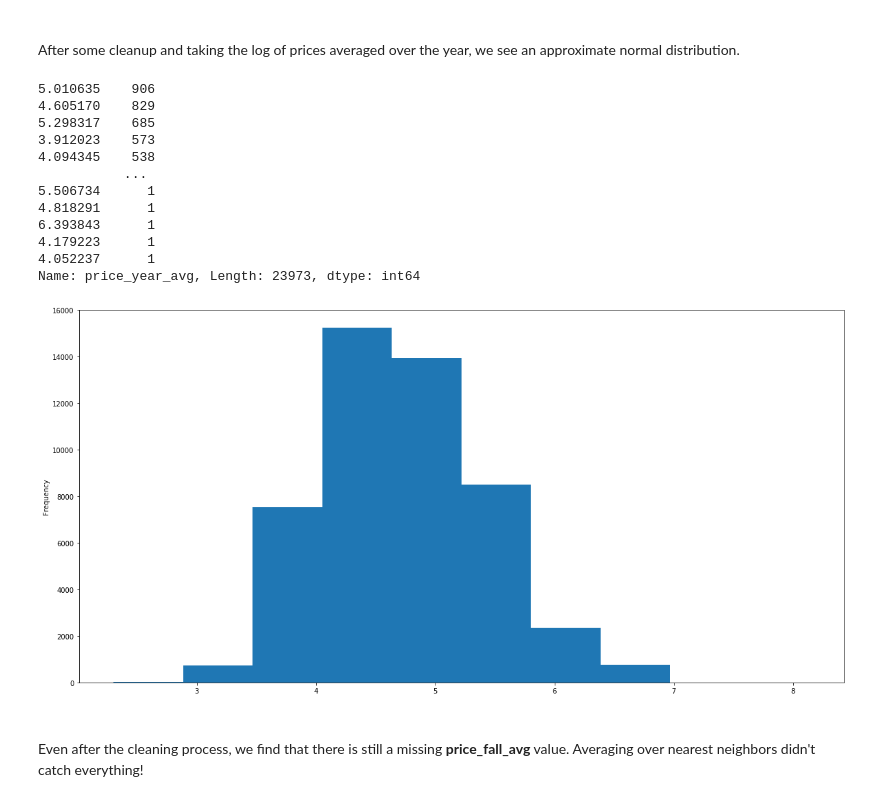
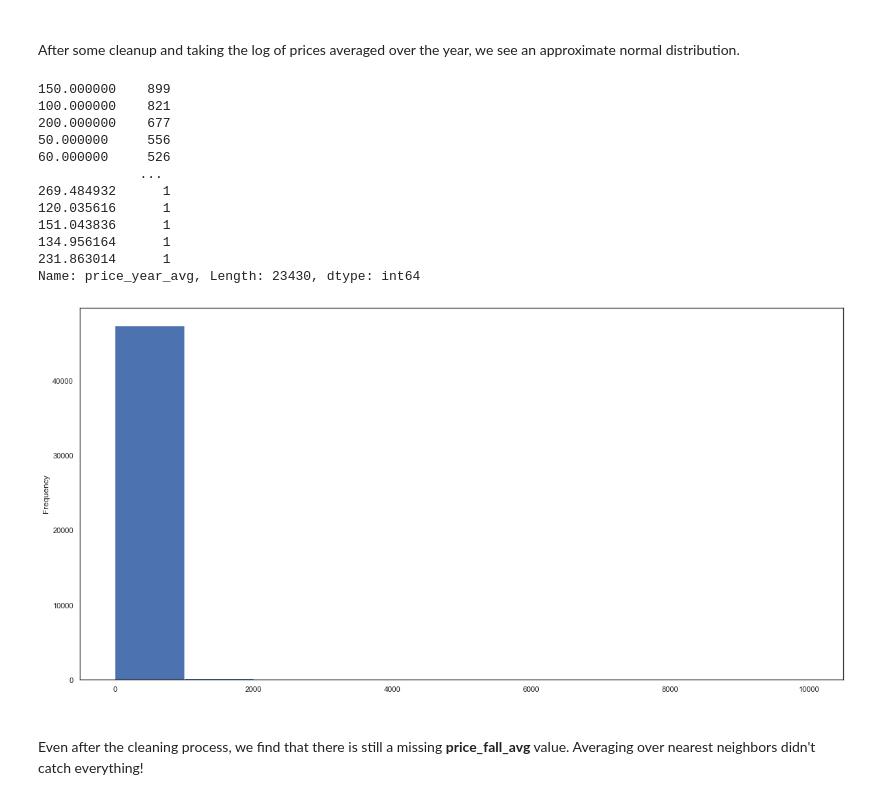
Before and after one commit to bruceplai/ml-capstone, a Jupyter notebook: airbnb.ipynb, the cells around one changed output. Drawn from its saved outputs; the diff is of its cells as text; code cells hidden in the pictures.

```diff
--- a/airbnb.ipynb
+++ b/airbnb.ipynb
@@ -71,7 +71,7 @@ listings_clean = listings_df.drop(['listing_url', 'scrape_id', 'last_scraped', '
     'review_scores_cleanliness', 'review_scores_checkin', 'review_scores_location', 'cancellation_policy', \
     'require_guest_profile_picture', 'require_guest_phone_verification', 'calculated_host_listings_count', \
     'calculated_host_listings_count_entire_homes', 'calculated_host_listings_count_private_rooms', \
-    'calculated_host_listings_count_shared_rooms', 'reviews_per_month', 'cleaning_fee', 'extra_people', \
+    'calculated_host_listings_count_shared_rooms', 'cleaning_fee', 'extra_people', \
     'number_of_reviews', 'review_scores_rating', 'square_feet', 'property_type', 'minimum_nights_avg_ntm', \
     'maximum_nights_avg_ntm', 'price', 'minimum_nights', 'maximum_nights', 'availability_30', \
     'availability_60', 'availability_90', 'availability_365'], axis=1)
@@ -653,16 +701,16 @@ memory usage: 9.6 MB
 
 <p>Let's drop any entry that averages over 30 minimum nights.</p>
 # %%
-calendar_averages = calendar_averages.loc[
-    (calendar_averages.min_nights_year_avg <= 30) &
-    (calendar_averages.min_nights_winter_avg <= 30) &
-    (calendar_averages.min_nights_spring_avg <= 30) &
-    (calendar_averages.min_nights_summer_avg <= 30) &
-    (calendar_averages.min_nights_fall_avg <= 30) &
-    (calendar_averages.min_nights_jan_avg <= 30) &
-    (calendar_averages.min_nights_jun_avg <= 30) &
-    (calendar_averages.min_nights_dec_avg <= 30)
-]
+# calendar_averages = calendar_averages.loc[
+#     (calendar_averages.min_nights_year_avg <= 30) &
+#     (calendar_averages.min_nights_winter_avg <= 30) &
+#     (calendar_averages.min_nights_spring_avg <= 30) &
+#     (calendar_averages.min_nights_summer_avg <= 30) &
+#     (calendar_averages.min_nights_fall_avg <= 30) &
+#     (calendar_averages.min_nights_jan_avg <= 30) &
+#     (calendar_averages.min_nights_jun_avg <= 30) &
+#     (calendar_averages.min_nights_dec_avg <= 30)
+# ]
 # %%
 calendar_averages.info()
 calendar_averages.describe()
@@ -869,7 +919,8 @@ def avg_of_neighbors_2(row, col_name, col_index, thresh):
     room_type = row[5]
     lat = row[3]
     long = row[4]
-    if item == 0 or math.isnan(item) or item > thresh:
+#     if item == 0 or math.isnan(item)
+    if math.isnan(item):
         item = listings_merge[col_name].loc[(listings_clean.latitude > lat - lat_diff) \
             & (listings_merge.latitude < lat + lat_diff) \
             & (listings_merge.longitude > long - long_diff) \
@@ -877,34 +928,34 @@ def avg_of_neighbors_2(row, col_name, col_index, thresh):
         row[col_index] = item
     return row
 
-listings_merge = listings_merge.apply(avg_of_neighbors_2, col_name='price_year_avg', col_index=26, axis=1, thresh=1000)
-listings_merge = listings_merge.apply(avg_of_neighbors_2, col_name='price_winter_avg', col_index=27, axis=1, thresh=1000)
-listings_merge = listings_merge.apply(avg_of_neighbors_2, col_name='price_spring_avg', col_index=28, axis=1, thresh=1000)
-listings_merge = listings_merge.apply(avg_of_neighbors_2, col_name='price_summer_avg', col_index=29, axis=1, thresh=1000)
-listings_merge = listings_merge.apply(avg_of_neighbors_2, col_name='price_fall_avg', col_index=30, axis=1, thresh=1000)
-listings_merge = listings_merge.apply(avg_of_neighbors_2, col_name='price_jan_avg', col_index=31, axis=1, thresh=1000)
-listings_merge = listings_merge.apply(avg_of_neighbors_2, col_name='price_jun_avg', col_index=32, axis=1, thresh=1000)
-listings_merge = listings_merge.apply(avg_of_neighbors_2, col_name='price_dec_avg', col_index=33, axis=1, thresh=1000)
+listings_merge = listings_merge.apply(avg_of_neighbors_2, col_name='price_year_avg', col_index=29, axis=1, thresh=1000)
+listings_merge = listings_merge.apply(avg_of_neighbors_2, col_name='price_winter_avg', col_index=30, axis=1, thresh=1000)
+listings_merge = listings_merge.apply(avg_of_neighbors_2, col_name='price_spring_avg', col_index=31, axis=1, thresh=1000)
+listings_merge = listings_merge.apply(avg_of_neighbors_2, col_name='price_summer_avg', col_index=32, axis=1, thresh=1000)
+listings_merge = listings_merge.apply(avg_of_neighbors_2, col_name='price_fall_avg', col_index=33, axis=1, thresh=1000)
+listings_merge = listings_merge.apply(avg_of_neighbors_2, col_name='price_jan_avg', col_index=34, axis=1, thresh=1000)
+listings_merge = listings_merge.apply(avg_of_neighbors_2, col_name='price_jun_avg', col_index=35, axis=1, thresh=1000)
+listings_merge = listings_merge.apply(avg_of_neighbors_2, col_name='price_dec_avg', col_index=36, axis=1, thresh=1000)
 # %% [markdown]
 <br/>
 <p>After some cleanup and taking the log of prices averaged over the year, we see an approximate normal distribution.</p>
 # %%
-print(np.log(listings_merge.price_year_avg).value_counts())
-plt = np.log(listings_merge.price_year_avg).plot(kind='hist', figsize=(20, 10))
+print(listings_merge.price_year_avg.value_counts())
+plt = listings_merge.price_year_avg.plot(kind='hist', figsize=(20, 10))
 # %% [output]
-5.010635    906
-4.605170    829
-5.298317    685
-3.912023    573
-4.094345    538
-           ...
-5.506734      1
-4.818291      1
-6.393843      1
-4.179223      1
-4.052237      1
-Name: price_year_avg, Length: 23973, dtype: int64
+150.000000    899
+100.000000    821
+200.000000    677
+50.000000     556
+60.000000     526
+             ...
+269.484932      1
+120.035616      1
+151.043836      1
+134.956164      1
+231.863014      1
+Name: price_year_avg, Length: 23430, dtype: int64
-[figure, old version]
+[figure, new version]
 # %% [markdown]
 <br/>
 <p>Even after the cleaning process, we find that there is still a missing <b>price_fall_avg</b> value.  Averaging over nearest neighbors didn't catch everything!</p>
```
Also changed, not shown: parts of 44 cells of this notebook.
